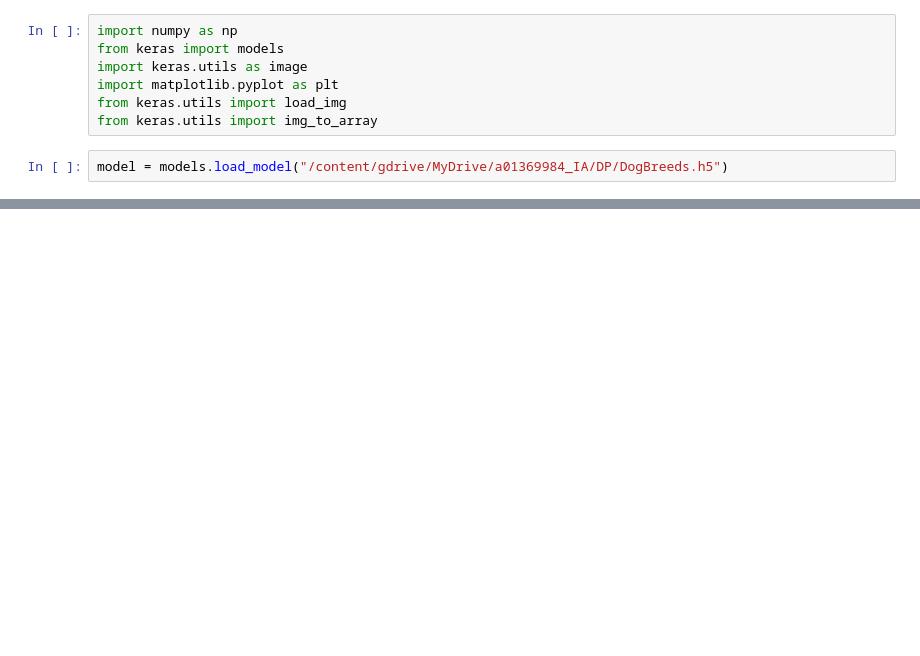
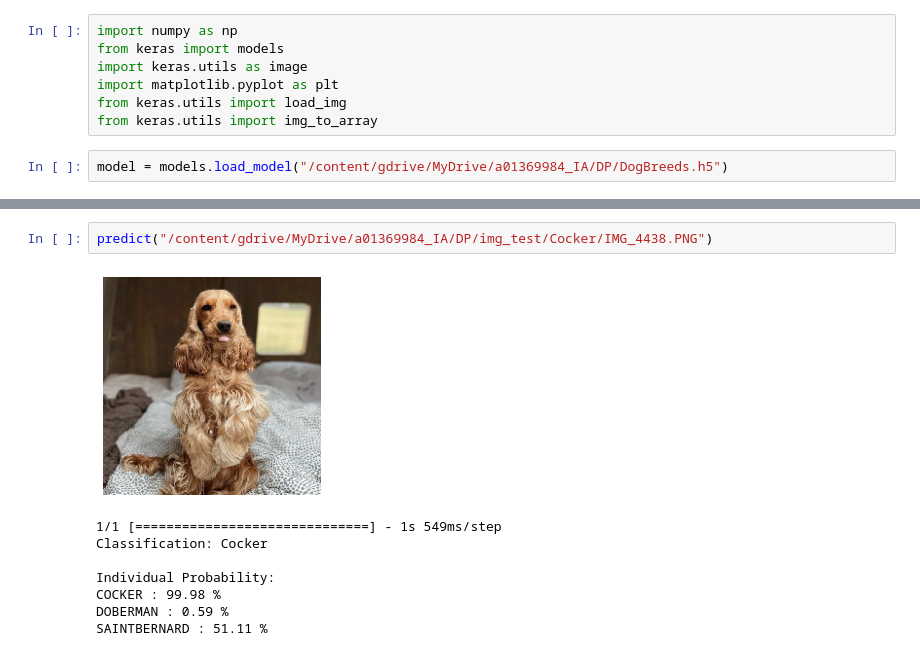
Before and after one commit to AnHrt/InteligenciaArtificial_M2, a Jupyter notebook: A01369984_M2_Pred.ipynb, the cells around one changed output, grey strips where cells are left out. Drawn from its saved outputs; the diff is of its cells as text; blank space fills up the shorter version.

```diff
--- a/A01369984_M2_Pred.ipynb
+++ b/A01369984_M2_Pred.ipynb
@@ -82 +79,12 @@ SAINTBERNARD : 5.36 %
+# %%
+predict("/content/gdrive/MyDrive/a01369984_IA/DP/img_test/Cocker/IMG_4438.PNG")
+# %% [output]
+[figure, added]
+1/1 [==============================] - 1s 549ms/step
+Classification: Cocker
+
+Individual Probability:
+COCKER : 99.98 %
+DOBERMAN : 0.59 %
+SAINTBERNARD : 51.11 %
 # %%
```
Also changed, not shown: parts of 6 cells of this notebook, 1 other file.
